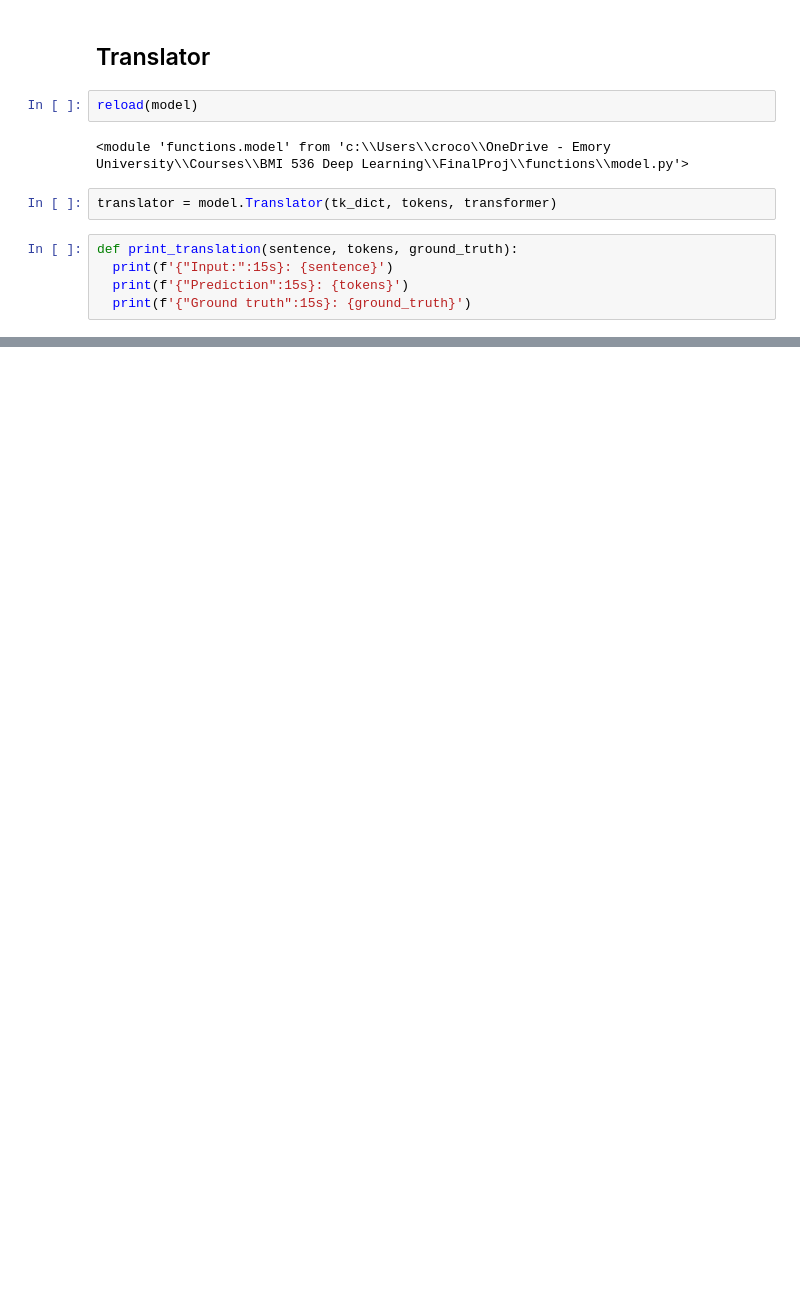
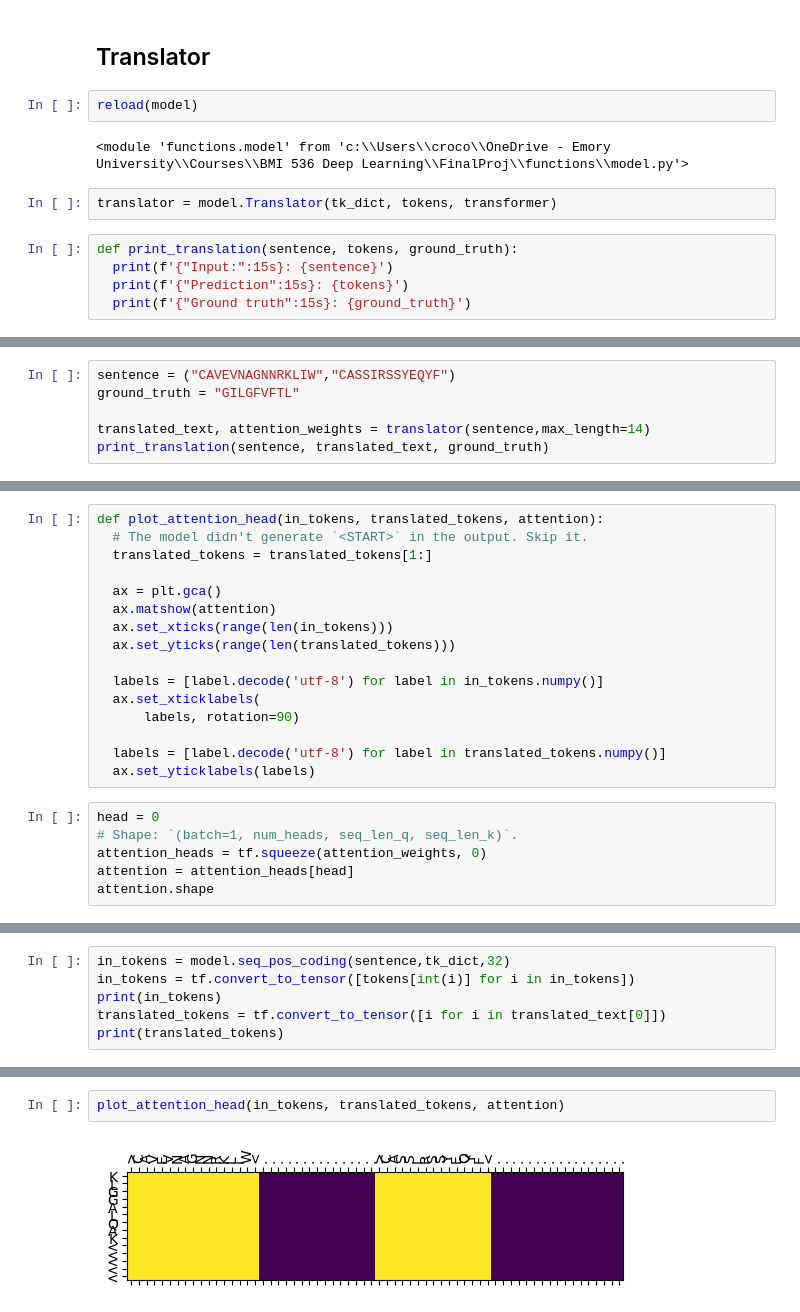
Before and after one commit to thisishcb/CDR2EPI, a Jupyter notebook: main.ipynb, the cells around one changed output, grey strips where cells are left out. Cells and saved outputs as stored; diff of their text form; blank space fills up the shorter version.

Commit message:
finish model v2

```diff
--- a/main.ipynb
+++ b/main.ipynb
@@ -295,0 +328,6 @@ Ground truth   : FLKEKGGL
+# %%
+sentence = ("CAVEVNAGNNRKLIW","CASSIRSSYEQYF")
+ground_truth = "GILGFVFTL"
+
+translated_text, attention_weights = translator(sentence,max_length=14)
+print_translation(sentence, translated_text, ground_truth)
@@ -302,0 +347,22 @@ INFO:tensorflow:Assets written to: models/mdl_vdj_1\assets
+# %%
+def plot_attention_head(in_tokens, translated_tokens, attention):
+  # The model didn't generate `<START>` in the output. Skip it.
+  translated_tokens = translated_tokens[1:]
+
+  ax = plt.gca()
+  ax.matshow(attention)
+  ax.set_xticks(range(len(in_tokens)))
+  ax.set_yticks(range(len(translated_tokens)))
+
+  labels = [label.decode('utf-8') for label in in_tokens.numpy()]
+  ax.set_xticklabels(
+      labels, rotation=90)
+
+  labels = [label.decode('utf-8') for label in translated_tokens.numpy()]
+  ax.set_yticklabels(labels)
+# %%
+head = 0
+# Shape: `(batch=1, num_heads, seq_len_q, seq_len_k)`.
+attention_heads = tf.squeeze(attention_weights, 0)
+attention = attention_heads[head]
+attention.shape
@@ -302,0 +371,6 @@ INFO:tensorflow:Assets written to: models/mdl_vdj_1\assets
+# %%
+in_tokens = model.seq_pos_coding(sentence,tk_dict,32)
+in_tokens = tf.convert_to_tensor([tokens[int(i)] for i in in_tokens])
+print(in_tokens)
+translated_tokens = tf.convert_to_tensor([i for i in translated_text[0]])
+print(translated_tokens)
@@ -302,0 +387,4 @@ INFO:tensorflow:Assets written to: models/mdl_vdj_1\assets
+# %%
+plot_attention_head(in_tokens, translated_tokens, attention)
+# %% [output]
+[figure, added]
```
Also changed, not shown: parts of 28 cells of this notebook, 6 other files.
